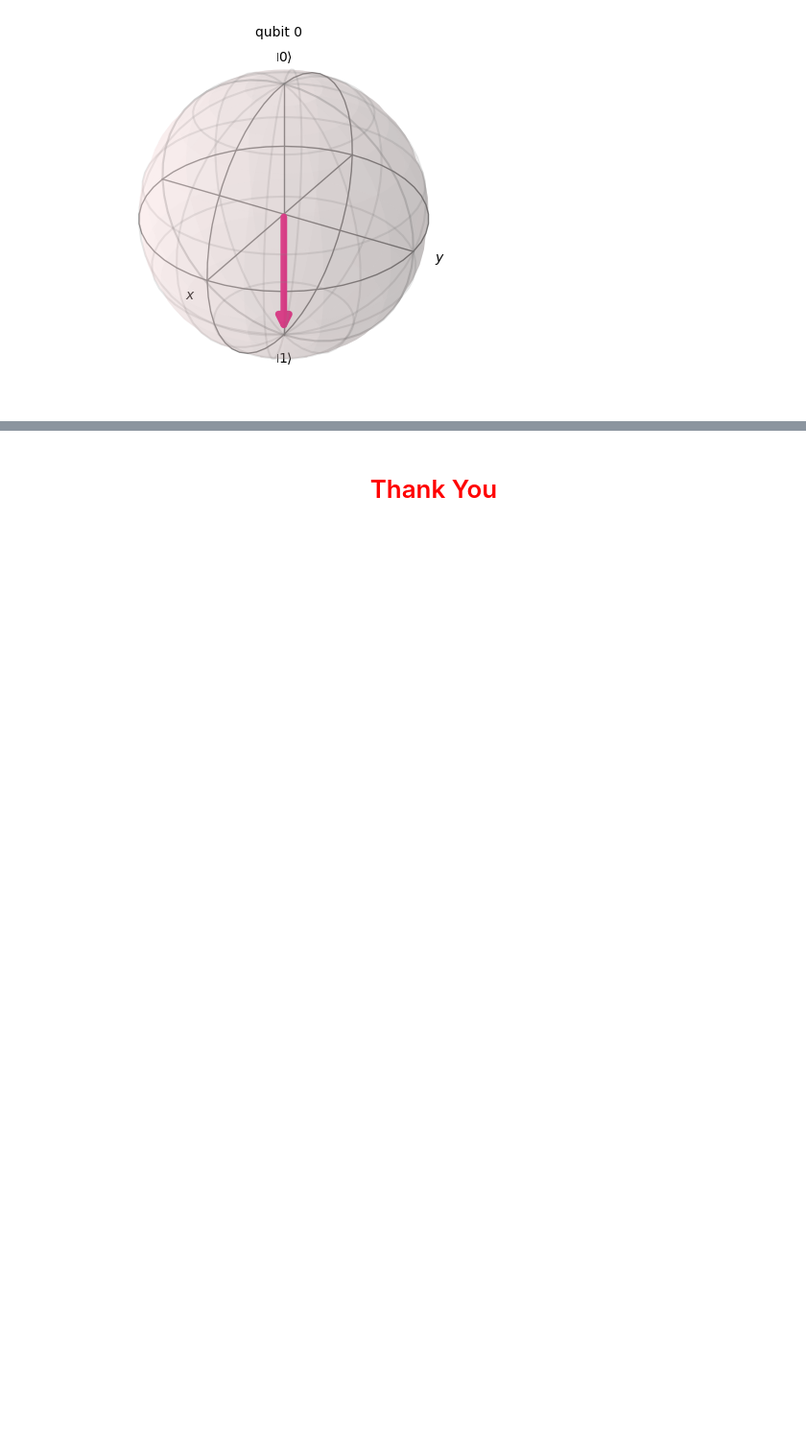
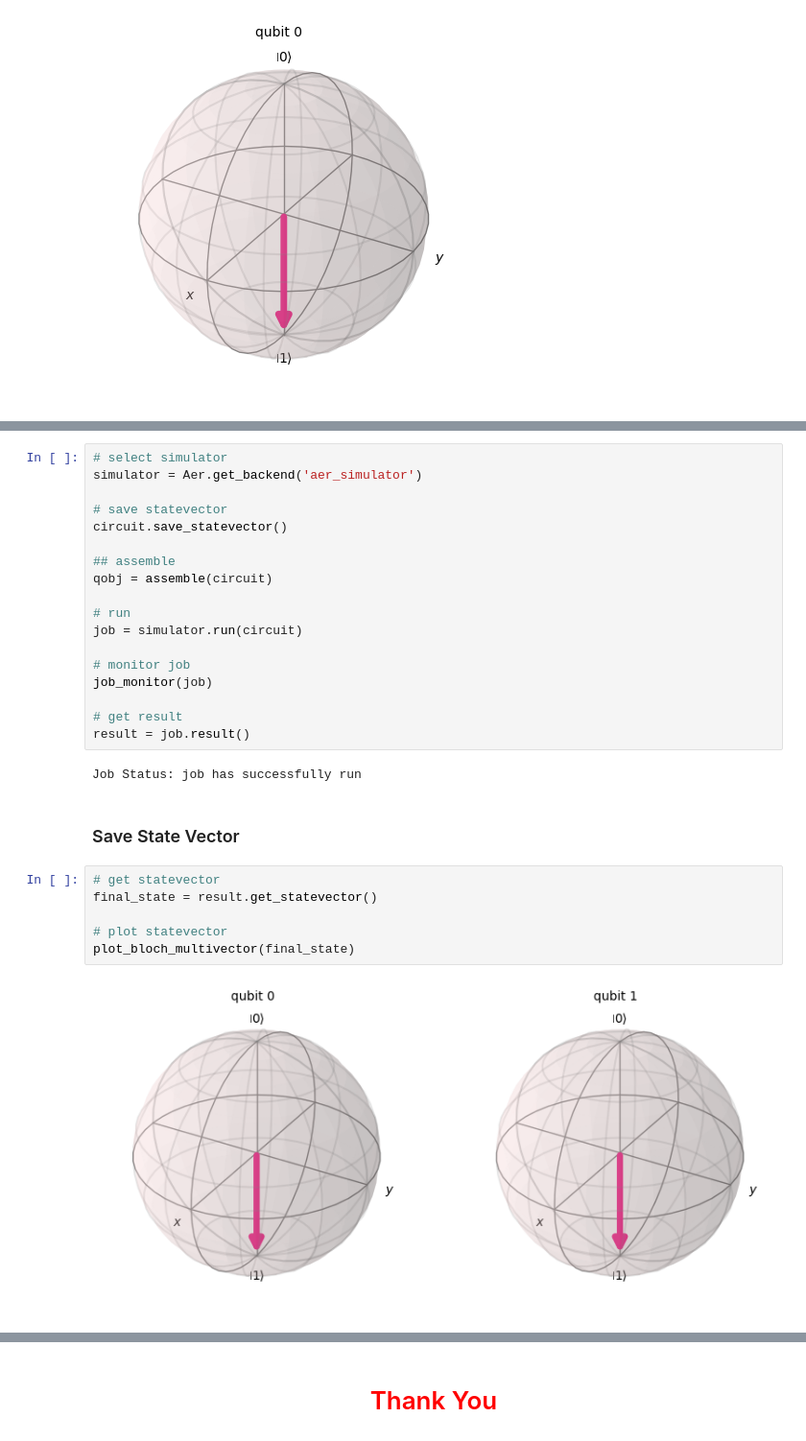
Before and after one commit to LTJ508/Quantum_Computing, a Jupyter notebook: Qiskit Practice/Qiskit_Practice.ipynb, the cells around one changed output, grey strips where cells are left out. Shown at 96% size. Cells and saved outputs as stored; diff of their text form; blank space fills up the shorter version.

```diff
--- a/Qiskit Practice/Qiskit_Practice.ipynb
+++ b/Qiskit Practice/Qiskit_Practice.ipynb
@@ -99,0 +174,30 @@ plot_bloch_multivector(final_state)
+# %%
+# select simulator
+simulator = Aer.get_backend('aer_simulator')
+
+# save statevector
+circuit.save_statevector()
+
+## assemble
+qobj = assemble(circuit)
+
+# run
+job = simulator.run(circuit)
+
+# monitor job
+job_monitor(job)
+
+# get result
+result = job.result()
+# %% [output]
+Job Status: job has successfully run
+# %% [markdown]
+### Save State Vector
+# %%
+# get statevector
+final_state = result.get_statevector()
+
+# plot statevector
+plot_bloch_multivector(final_state)
+# %% [output]
+[figure, added]
```
Also changed, not shown: parts of 77 cells of this notebook.
